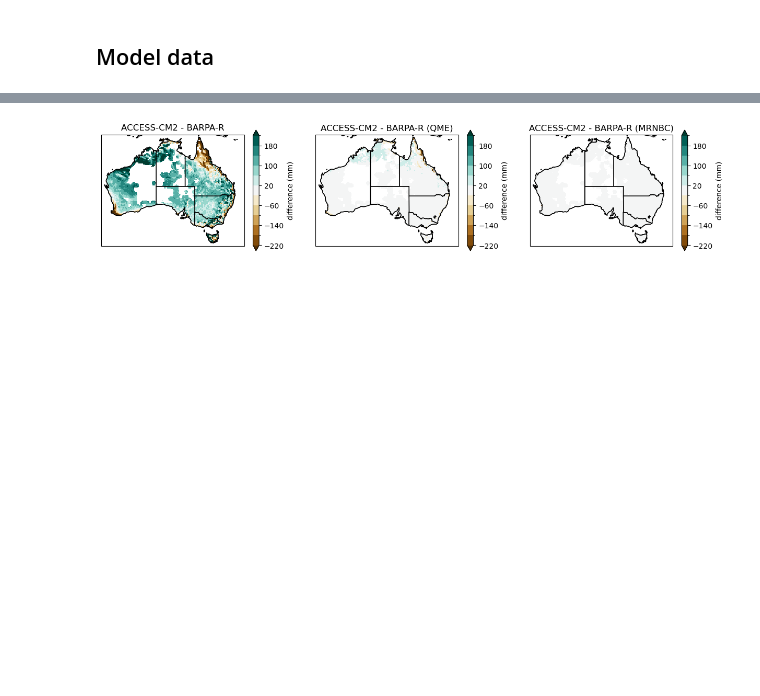
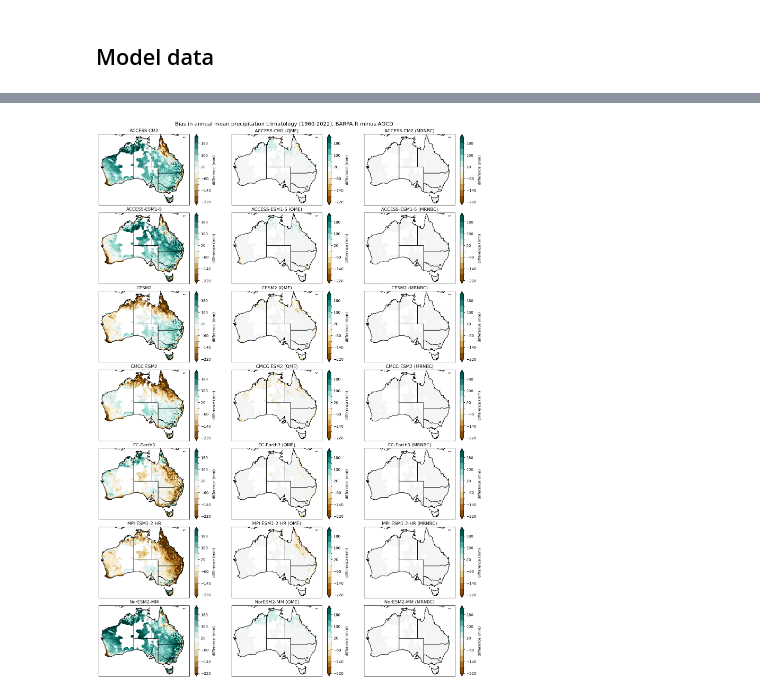
Before and after one commit to AusClimateService/bias-correction-data-release, a Jupyter notebook: residual_bias.ipynb, the cells around one changed output, grey strips where cells are left out. Saved outputs shown, nothing was run; the diff lists cells and outputs as text; code cells hidden in the pictures; blank space fills up the shorter version.

Commit message:
Plot all models

```diff
--- a/residual_bias.ipynb
+++ b/residual_bias.ipynb
@@ -89,5 +114,22 @@ def climatology(file_list, var):
     da_clim = mask_by_pr_ob_fraction(da_clim)
 
     return da_clim
+# %%
+def calc_diff(model_data):
+    """Calculate difference between model and obs"""
+
+    diff_raw = model_data - da_agcd_clim
+    diff_pct = (diff_raw / da_agcd_clim) * 100
+
+    return diff_raw, diff_pct
 # %%
-clim_dict['QME'] = climatology(infiles['QME'], 'prAdjust')
+clim_dict = {}
+diff_dict = {}
+diff_dict_pct = {}
+for rcm in ['BARPA-R', 'CCAM-v2203-SN']:
+    for gcm in gcm_dict[rcm]:
+        for bc in ['raw', 'QME', 'MRNBC']:
+            key = (rcm, gcm, bc)
+            print(key)
+            clim_dict[key] = climatology(rcm, gcm, bc)
+            diff_dict[key], diff_dict_pct[key] = calc_diff(clim_dict[key])
@@ -175,47 +204,14 @@ diff_dict['MRNBC'], diff_dict_pct['MRNBC'] = calc_diff(clim_dict['MRNBC'])
 # %%
-levels_diff = [-220, -180, -140, -100, -60, -20, 20 , 60, 100, 140, 180, 220]
-
-fig = plt.figure(figsize=[15,3])
-
-ax1 = fig.add_subplot(131, projection=ccrs.PlateCarree())
-im1 = diff_dict['raw'].plot(
-    ax=ax1,
-    transform=ccrs.PlateCarree(),
-    cmap='BrBG',
-    levels=levels_diff,
-    cbar_kwargs={'label': 'difference (mm)'},
-    extend='both',
-)
-ax1.coastlines()
-ax1.add_feature(cartopy.feature.STATES)
-ax1.set_title('ACCESS-CM2 - BARPA-R')
-
-ax2 = fig.add_subplot(132, projection=ccrs.PlateCarree())
-im2 = diff_dict['QME'].plot(
-    ax=ax2,
-    transform=ccrs.PlateCarree(),
-    cmap='BrBG',
-    levels=levels_diff,
-    cbar_kwargs={'label': 'difference (mm)'},
-    extend='both',
-)
-ax2.coastlines()
-ax2.add_feature(cartopy.feature.STATES)
-ax2.set_title('ACCESS-CM2 - BARPA-R (QME)')
-
-ax3 = fig.add_subplot(133, projection=ccrs.PlateCarree())
-im3 = diff_dict['MRNBC'].plot(
-    ax=ax3,
-    transform=ccrs.PlateCarree(),
-    cmap='BrBG',
-    levels=levels_diff,
-    cbar_kwargs={'label': 'difference (mm)'},
-    extend='both',
-)
-ax3.coastlines()
-ax3.add_feature(cartopy.feature.STATES)
-ax3.set_title('ACCESS-CM2 - BARPA-R (MRNBC)')
-
+ngcms = 7
+fig, axes = plt.subplots(ngcms, 3, subplot_kw={'projection': ccrs.PlateCarree()}, figsize=[15, 3*ngcms], layout='constrained')
+plot_row(axes[0, :], 'BARPA-R', 'ACCESS-CM2', units='mm')
+plot_row(axes[1, :], 'BARPA-R', 'ACCESS-ESM1-5', units='mm')
+plot_row(axes[2, :], 'BARPA-R', 'CESM2', units='mm')
+plot_row(axes[3, :], 'BARPA-R', 'CMCC-ESM2', units='mm')
+plot_row(axes[4, :], 'BARPA-R', 'EC-Earth3', units='mm')
+plot_row(axes[5, :], 'BARPA-R', 'MPI-ESM1-2-HR', units='mm')
+plot_row(axes[6, :], 'BARPA-R', 'NorESM2-MM', units='mm')
+plt.suptitle('Bias in annual mean precipitation climatology (1960-2022), BARPA-R minus AGCD', fontsize='x-large')
 plt.show()
 # %% [output]
-[figure, old version]
+[figure, new version]
```
Also changed, not shown: parts of 21 cells of this notebook.
